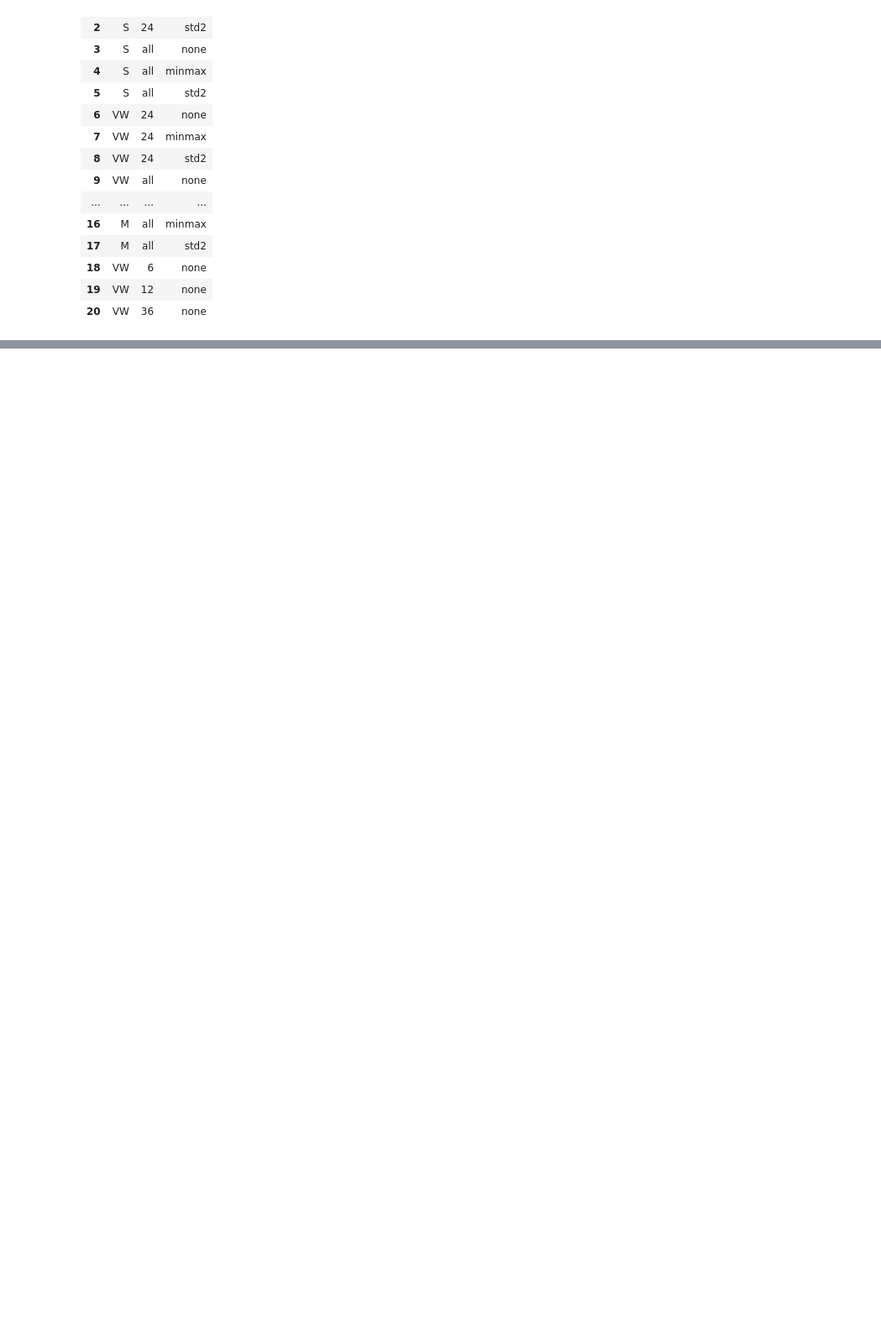
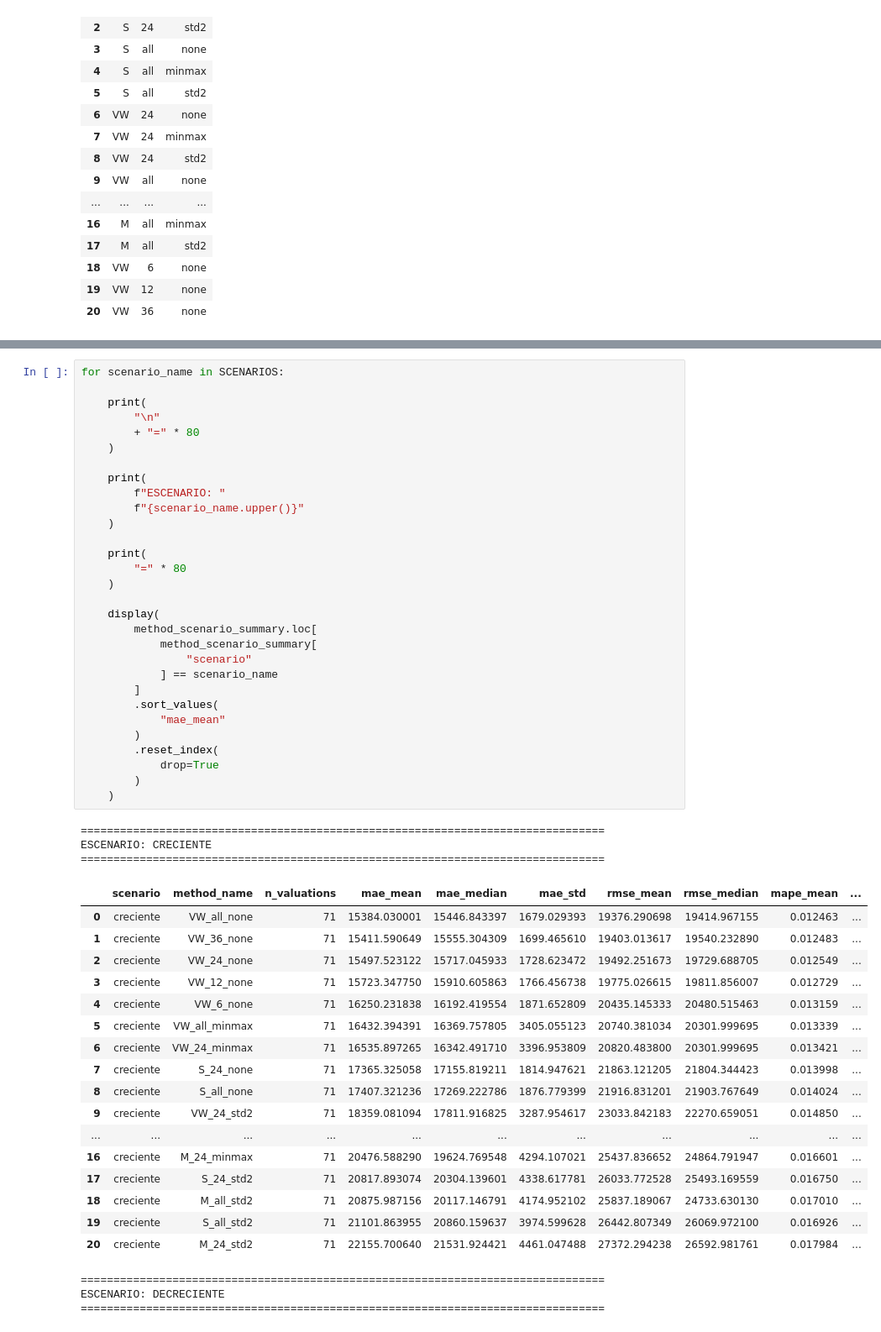
Before and after one commit to ActuarioDereckFuzz/Modelado_Reservas_ML_vs_metodos_Actuariales, a Jupyter notebook: notebooks/04_backtesting.ipynb, the cells around one changed output, grey strips where cells are left out. Shown at 84% size. Drawn from its saved outputs; the diff is of its cells as text; blank space fills up the shorter version.

```diff
--- a/notebooks/04_backtesting.ipynb
+++ b/notebooks/04_backtesting.ipynb
@@ -244,0 +1456,54 @@ evaluation_snapshot = build_evaluation_snapshot(
+# %%
+for scenario_name in SCENARIOS:
+
+    print(
+        "\n"
+        + "=" * 80
+    )
+
+    print(
+        f"ESCENARIO: "
+        f"{scenario_name.upper()}"
+    )
+
+    print(
+        "=" * 80
+    )
+
+    display(
+        method_scenario_summary.loc[
+            method_scenario_summary[
+                "scenario"
+            ] == scenario_name
+        ]
+        .sort_values(
+            "mae_mean"
+        )
+        .reset_index(
+            drop=True
+        )
+    )
+# %% [output]
+================================================================================
+ESCENARIO: CRECIENTE
+================================================================================
+|  | scenario | method_name | n_valuations | mae_mean | mae_median | mae_std | rmse_mean | rmse_median | mape_mean | ... |
+| 0 | creciente | VW_all_none | 71 | 15384.030001 | 15446.843397 | 1679.029393 | 19376.290698 | 19414.967155 | 0.012463 | ... |
+| 1 | creciente | VW_36_none | 71 | 15411.590649 | 15555.304309 | 1699.465610 | 19403.013617 | 19540.232890 | 0.012483 | ... |
+| 2 | creciente | VW_24_none | 71 | 15497.523122 | 15717.045933 | 1728.623472 | 19492.251673 | 19729.688705 | 0.012549 | ... |
+| 3 | creciente | VW_12_none | 71 | 15723.347750 | 15910.605863 | 1766.456738 | 19775.026615 | 19811.856007 | 0.012729 | ... |
+| 4 | creciente | VW_6_none | 71 | 16250.231838 | 16192.419554 | 1871.652809 | 20435.145333 | 20480.515463 | 0.013159 | ... |
+| 5 | creciente | VW_all_minmax | 71 | 16432.394391 | 16369.757805 | 3405.055123 | 20740.381034 | 20301.999695 | 0.013339 | ... |
+| 6 | creciente | VW_24_minmax | 71 | 16535.897265 | 16342.491710 | 3396.953809 | 20820.483800 | 20301.999695 | 0.013421 | ... |
+| 7 | creciente | S_24_none | 71 | 17365.325058 | 17155.819211 | 1814.947621 | 21863.121205 | 21804.344423 | 0.013998 | ... |
+| 8 | creciente | S_all_none | 71 | 17407.321236 | 17269.222786 | 1876.779399 | 21916.831201 | 21903.767649 | 0.014024 | ... |
+| 9 | creciente | VW_24_std2 | 71 | 18359.081094 | 17811.916825 | 3287.954617 | 23033.842183 | 22270.659051 | 0.014850 | ... |
+| ... | ... | ... | ... | ... | ... | ... | ... | ... | ... | ... |
+| 16 | creciente | M_24_minmax | 71 | 20476.588290 | 19624.769548 | 4294.107021 | 25437.836652 | 24864.791947 | 0.016601 | ... |
+| 17 | creciente | S_24_std2 | 71 | 20817.893074 | 20304.139601 | 4338.617781 | 26033.772528 | 25493.169559 | 0.016750 | ... |
+| 18 | creciente | M_all_std2 | 71 | 20875.987156 | 20117.146791 | 4174.952102 | 25837.189067 | 24733.630130 | 0.017010 | ... |
+| 19 | creciente | S_all_std2 | 71 | 21101.863955 | 20860.159637 | 3974.599628 | 26442.807349 | 26069.972100 | 0.016926 | ... |
+| 20 | creciente | M_24_std2 | 71 | 22155.700640 | 21531.924421 | 4461.047488 | 27372.294238 | 26592.981761 | 0.017984 | ... |
+================================================================================
+ESCENARIO: DECRECIENTE
+================================================================================
```
Also changed, not shown: parts of 113 cells of this notebook, 14 other files.
